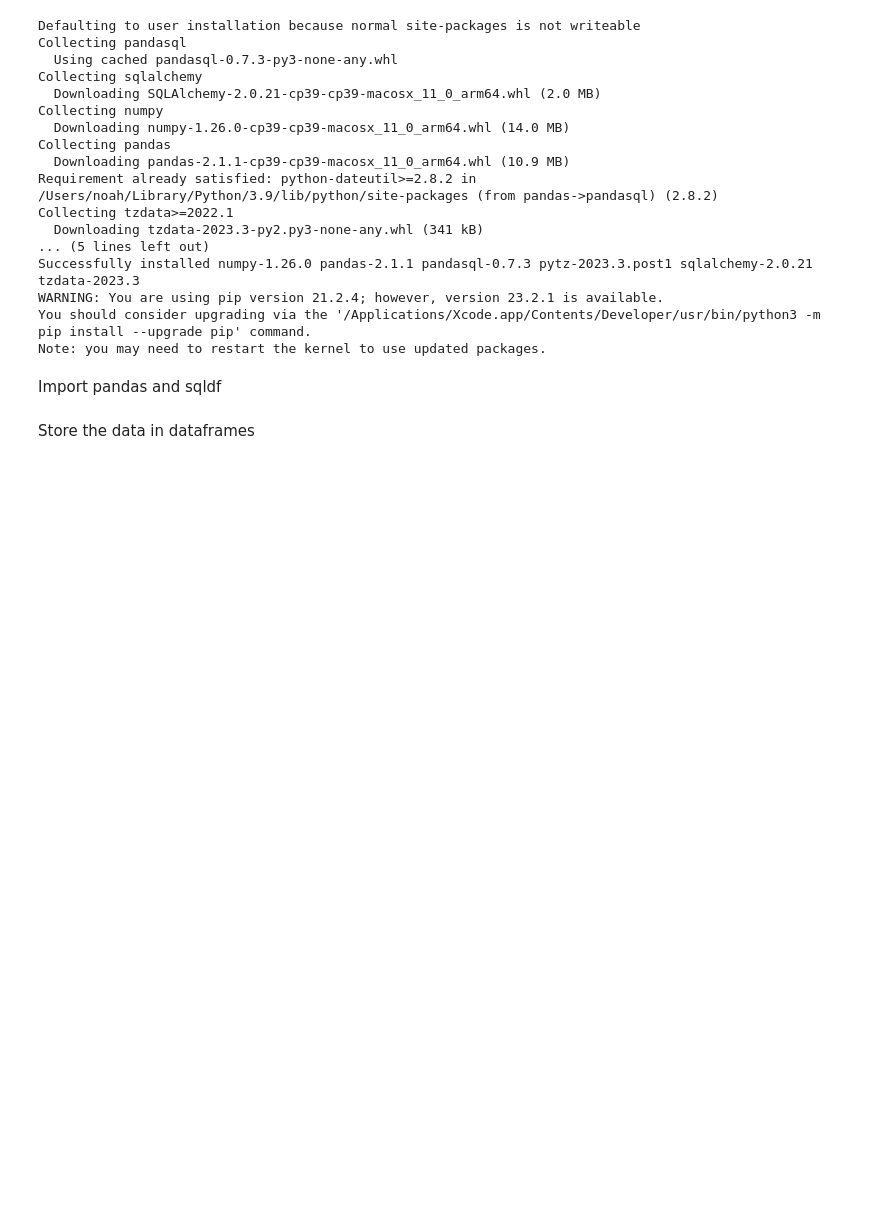
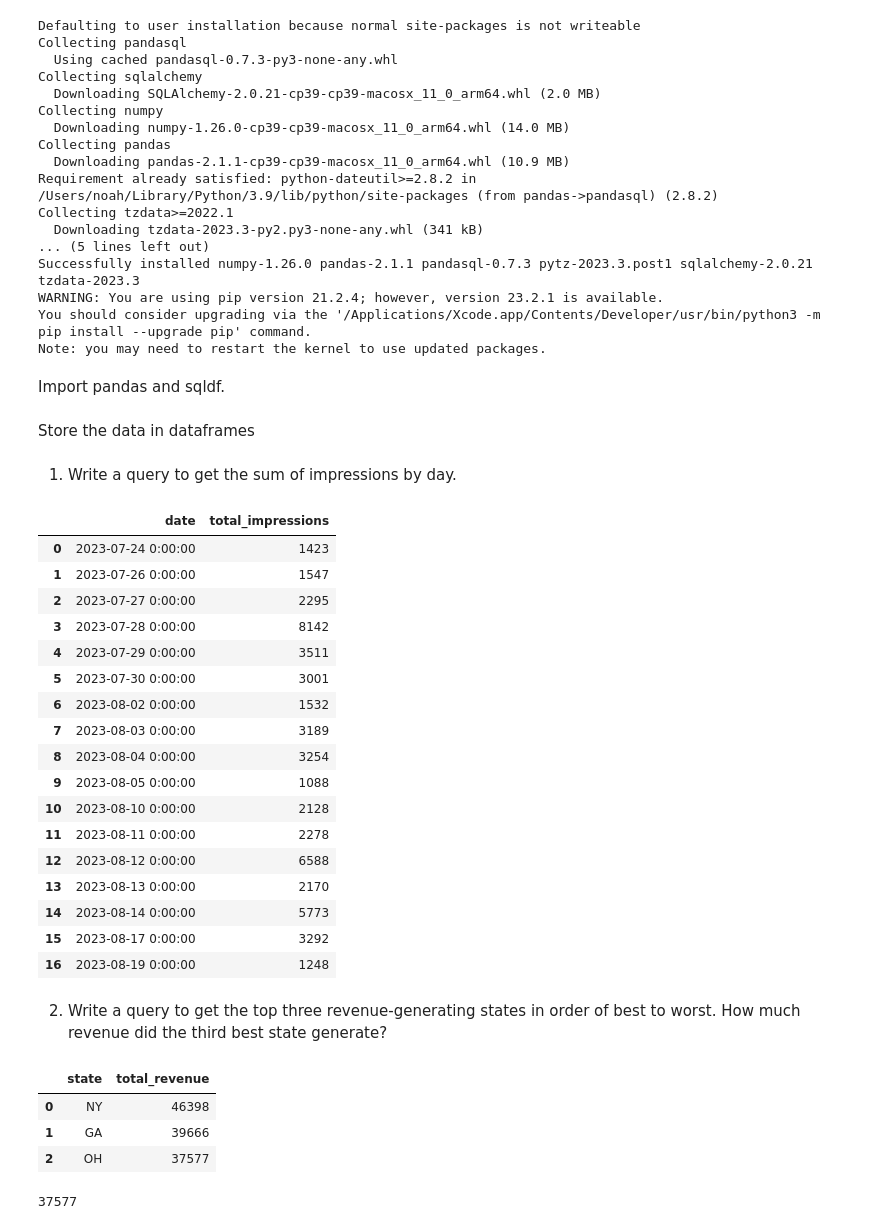
Before and after one commit to yinuo-noah-li/sql-assessment, a Jupyter notebook: submission.ipynb, the cells around one changed output. Saved outputs shown, nothing was run; the diff lists cells and outputs as text; code cells hidden in the pictures; blank space fills up the shorter version.

```diff
--- a/submission.ipynb
+++ b/submission.ipynb
@@ -21,7 +21,7 @@ WARNING: You are using pip version 21.2.4; however, version 23.2.1 is available.
 You should consider upgrading via the '/Applications/Xcode.app/Contents/Developer/usr/bin/python3 -m pip install --upgrade pip' command.
 Note: you may need to restart the kernel to use updated packages.
 # %% [markdown]
-Import pandas and sqldf
+Import pandas and sqldf.
 # %%
 import pandas as pd
 from pandasql import sqldf
@@ -31,3 +31,54 @@ Store the data in dataframes
 campaign_info = pd.read_csv("campaign_info.csv")
 marketing_performance = pd.read_csv("marketing_performance.csv")
 website_revenue = pd.read_csv("website_revenue.csv")
+# %% [markdown]
+1. Write a query to get the sum of impressions by day.
+# %%
+impressions_by_day = sqldf("""
+      SELECT date, SUM(impressions) AS total_impressions
+      FROM marketing_performance
+      GROUP BY date
+      ORDER BY date
+      """)
+
+impressions_by_day
+# %% [output]
+|  | date | total_impressions |
+| 0 | 2023-07-24 0:00:00 | 1423 |
+| 1 | 2023-07-26 0:00:00 | 1547 |
+| 2 | 2023-07-27 0:00:00 | 2295 |
+| 3 | 2023-07-28 0:00:00 | 8142 |
+| 4 | 2023-07-29 0:00:00 | 3511 |
+| 5 | 2023-07-30 0:00:00 | 3001 |
+| 6 | 2023-08-02 0:00:00 | 1532 |
+| 7 | 2023-08-03 0:00:00 | 3189 |
+| 8 | 2023-08-04 0:00:00 | 3254 |
+| 9 | 2023-08-05 0:00:00 | 1088 |
+| 10 | 2023-08-10 0:00:00 | 2128 |
+| 11 | 2023-08-11 0:00:00 | 2278 |
+| 12 | 2023-08-12 0:00:00 | 6588 |
+| 13 | 2023-08-13 0:00:00 | 2170 |
+| 14 | 2023-08-14 0:00:00 | 5773 |
+| 15 | 2023-08-17 0:00:00 | 3292 |
+| 16 | 2023-08-19 0:00:00 | 1248 |
+# %% [markdown]
+2. Write a query to get the top three revenue-generating states in order of best to worst. How much revenue did the third best state generate?
+# %%
+top_three_states = sqldf("""
+      SELECT state, SUM(revenue) as total_revenue
+      FROM website_revenue
+      GROUP BY state
+      ORDER BY total_revenue DESC
+      LIMIT 3
+      """)
+
+top_three_states
+# %% [output]
+|  | state | total_revenue |
+| 0 | NY | 46398 |
+| 1 | GA | 39666 |
+| 2 | OH | 37577 |
+# %%
+top_three_states.iloc[2]["total_revenue"]
+# %% [output]
+37577
```
Also changed, not shown: parts of 17 cells of this notebook.
